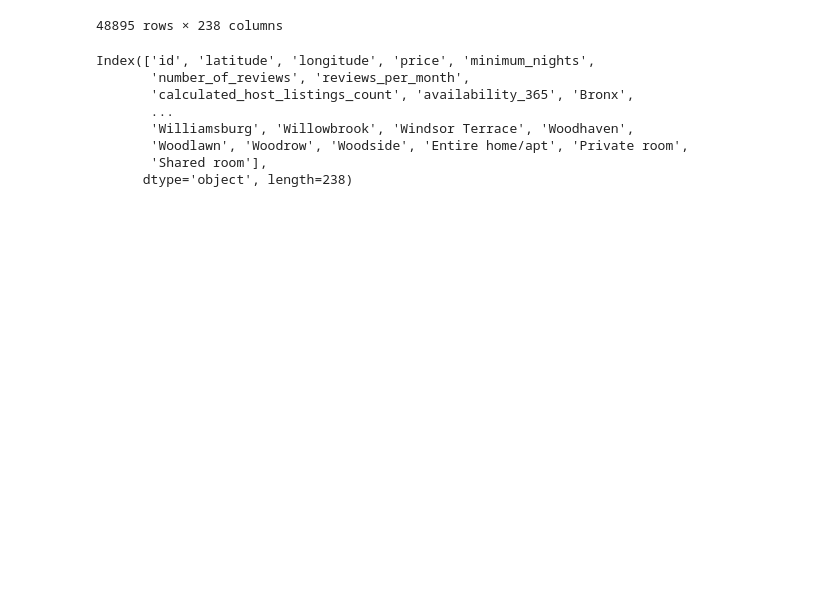
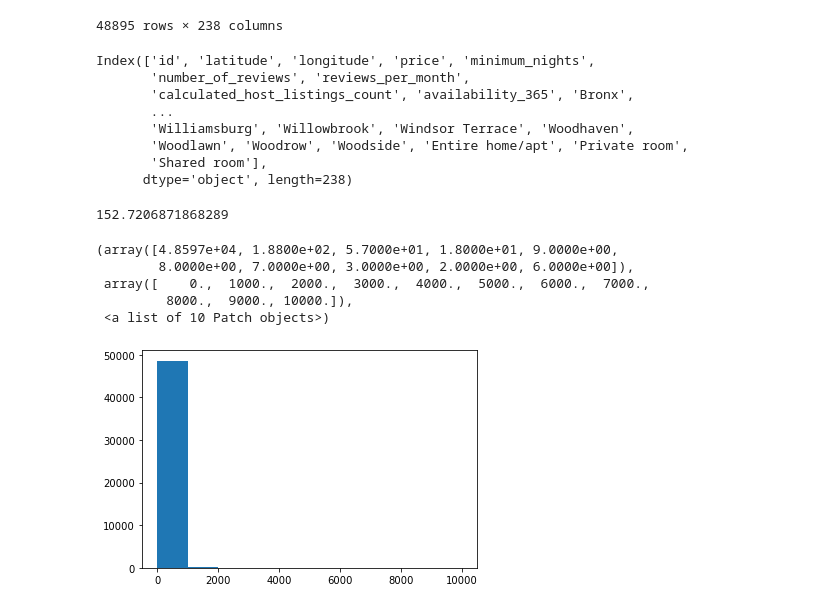
Before and after one commit to akniels/new_york_airbnb, a Jupyter notebook: Full_analysis.ipynb, the cells around one changed output. Saved outputs shown, nothing was run; the diff lists cells and outputs as text; code cells hidden in the pictures; blank space fills up the shorter version.

```diff
--- a/Full_analysis.ipynb
+++ b/Full_analysis.ipynb
@@ -138,3 +138,15 @@ Index(['id', 'latitude', 'longitude', 'price', 'minimum_nights',
        'Woodlawn', 'Woodrow', 'Woodside', 'Entire home/apt', 'Private room',
        'Shared room'],
       dtype='object', length=238)
+# %%
+new =list(df['price'])
+print(df['price'].mean())
+plt.hist(new)
+# %% [output]
+152.7206871868289
+(array([4.8597e+04, 1.8800e+02, 5.7000e+01, 1.8000e+01, 9.0000e+00,
+        8.0000e+00, 7.0000e+00, 3.0000e+00, 2.0000e+00, 6.0000e+00]),
+ array([    0.,  1000.,  2000.,  3000.,  4000.,  5000.,  6000.,  7000.,
+         8000.,  9000., 10000.]),
+ <a list of 10 Patch objects>)
+[figure, added]
```
Also changed, not shown: parts of 13 cells of this notebook, 1 other file.
